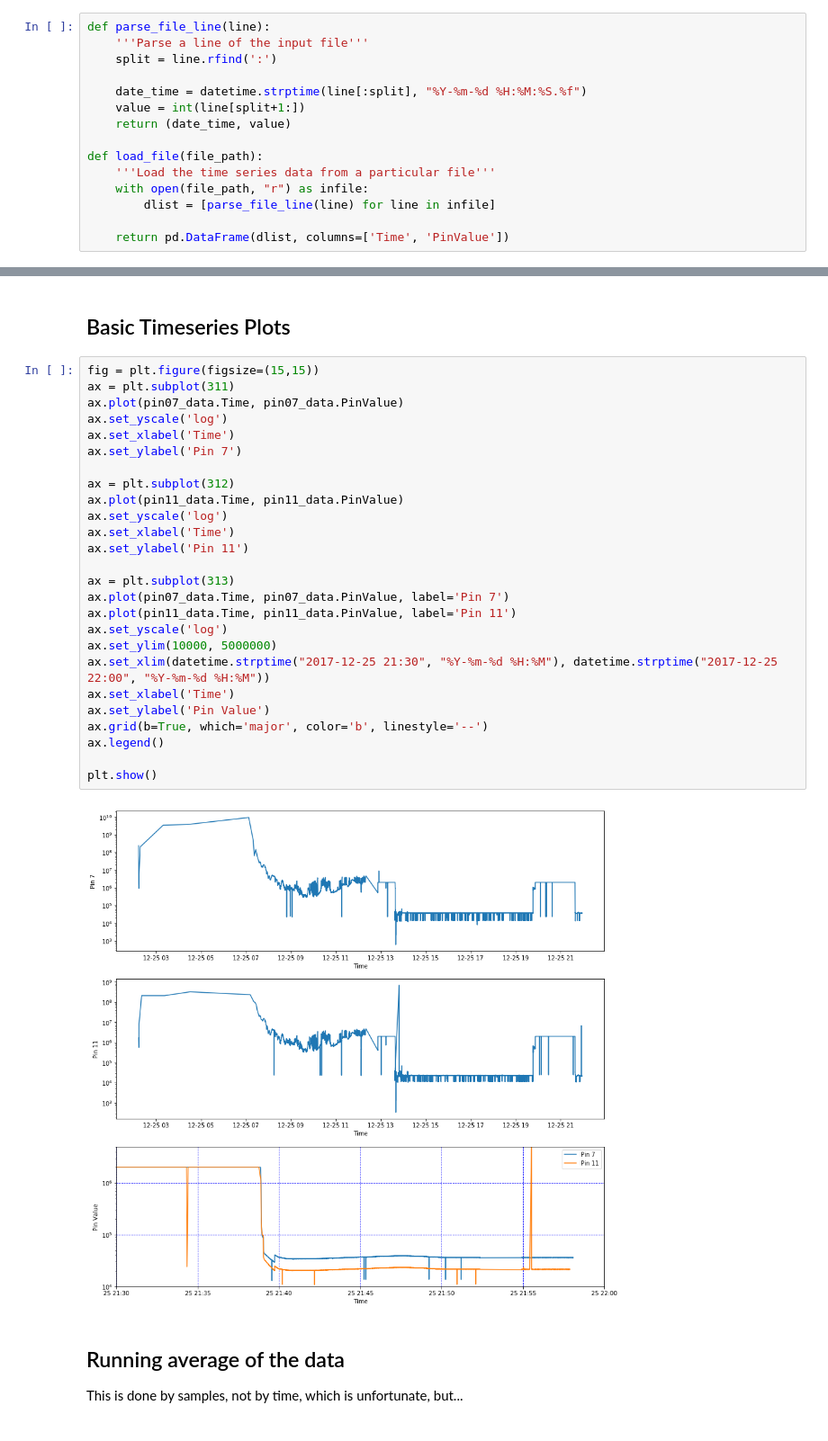
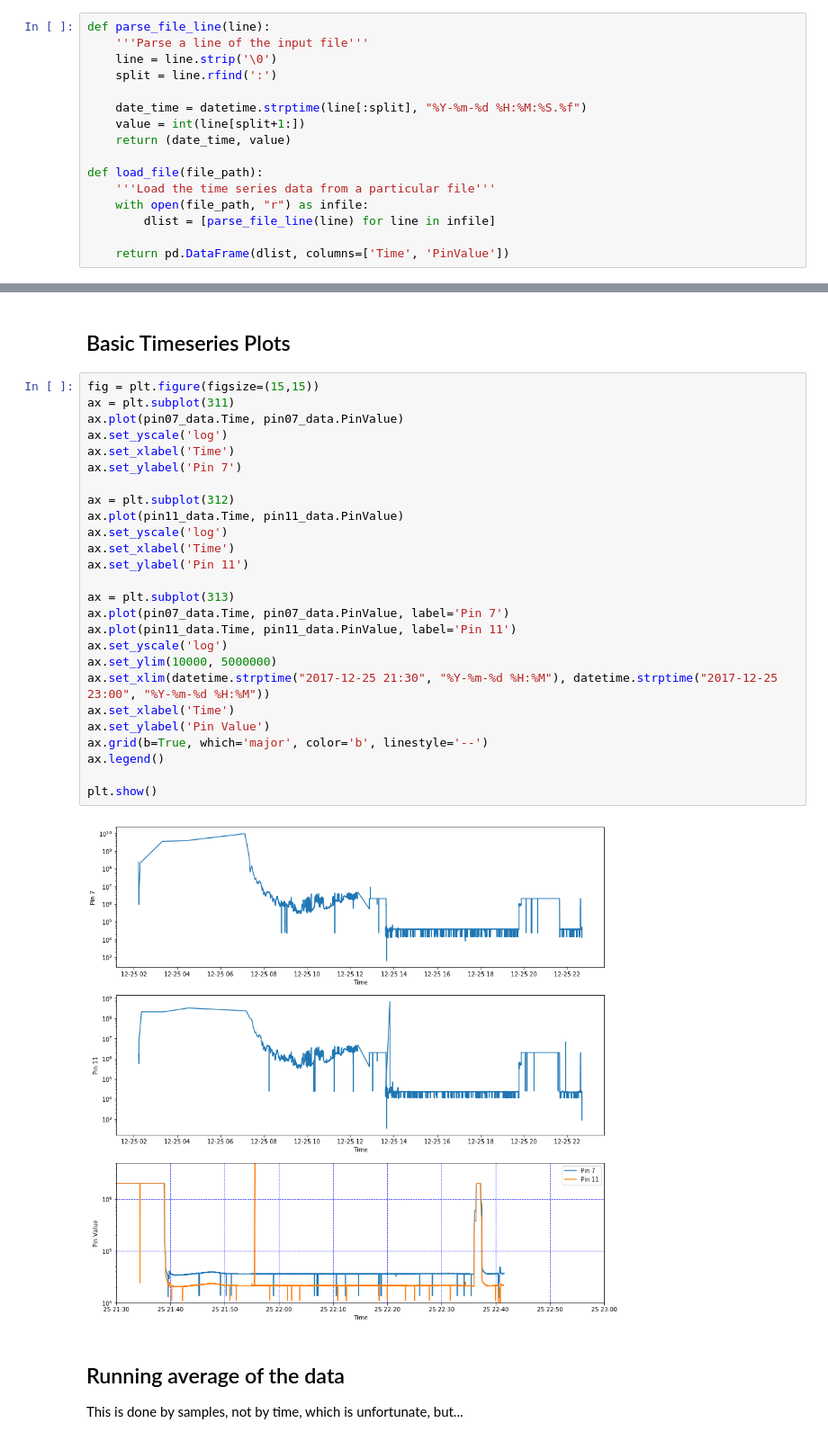
Before and after one commit to gordonwatts/water-watcher, a Jupyter notebook: notebooks/DayTimeSeries.ipynb, the cells around one changed output, grey strips where cells are left out. Shown at 90% size. Cells and saved outputs as stored; diff of their text form.

Commit message:
Figure out what pin is what

```diff
--- a/notebooks/DayTimeSeries.ipynb
+++ b/notebooks/DayTimeSeries.ipynb
@@ -13,6 +18,7 @@ import numpy as np
 # %%
 def parse_file_line(line):
     '''Parse a line of the input file'''
+    line = line.strip('\0')
     split = line.rfind(':')
 
     date_time = datetime.strptime(line[:split], "%Y-%m-%d %H:%M:%S.%f")
@@ -33,31 +39,31 @@ pin11_data = load_file('pin-11-2017-12-25.log')
 # %%
 fig = plt.figure(figsize=(15,15))
 ax = plt.subplot(311)
 ax.plot(pin07_data.Time, pin07_data.PinValue)
 ax.set_yscale('log')
 ax.set_xlabel('Time')
 ax.set_ylabel('Pin 7')
 
 ax = plt.subplot(312)
 ax.plot(pin11_data.Time, pin11_data.PinValue)
 ax.set_yscale('log')
 ax.set_xlabel('Time')
 ax.set_ylabel('Pin 11')
 
 ax = plt.subplot(313)
 ax.plot(pin07_data.Time, pin07_data.PinValue, label='Pin 7')
 ax.plot(pin11_data.Time, pin11_data.PinValue, label='Pin 11')
 ax.set_yscale('log')
 ax.set_ylim(10000, 5000000)
-ax.set_xlim(datetime.strptime("2017-12-25 21:30", "%Y-%m-%d %H:%M"), datetime.strptime("2017-12-25 22:00", "%Y-%m-%d %H:%M"))
+ax.set_xlim(datetime.strptime("2017-12-25 21:30", "%Y-%m-%d %H:%M"), datetime.strptime("2017-12-25 23:00", "%Y-%m-%d %H:%M"))
 ax.set_xlabel('Time')
 ax.set_ylabel('Pin Value')
 ax.grid(b=True, which='major', color='b', linestyle='--')
 ax.legend()
 
 plt.show()
 # %% [output]
-[figure, old version]
+[figure, new version]
 # %% [markdown]
 ## Running average of the data
 This is done by samples, not by time, which is unfortunate, but...
```
Also changed, not shown: parts of 2 cells of this notebook.
